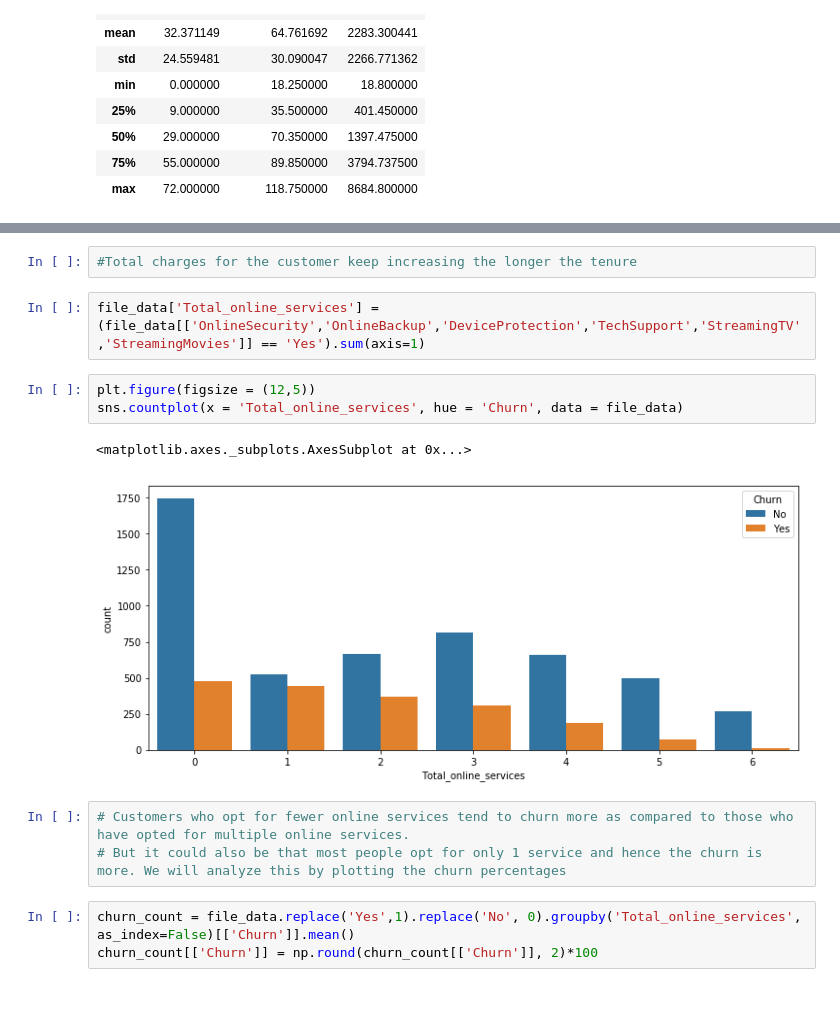
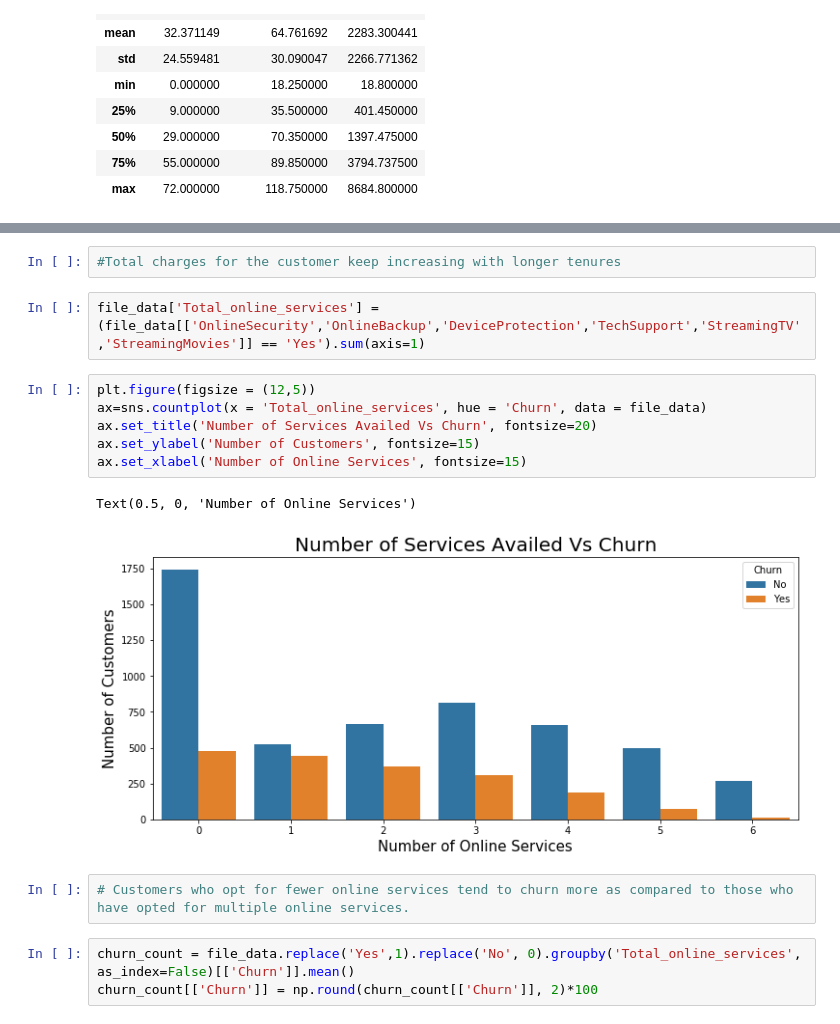
Before and after one commit to enriqueferrao/Telco_Customer_Churn, a Jupyter notebook: Telco_Customer_Churn.ipynb, the cells around one changed output, grey strips where cells are left out. Cells and saved outputs as stored; diff of their text form; blank space fills up the shorter version.

Commit message:
new file:   EDA_Final_Summary.md 	modified:   Telco_Customer_Churn.ipynb

```diff
--- a/Telco_Customer_Churn.ipynb
+++ b/Telco_Customer_Churn.ipynb
@@ -120,16 +135,18 @@ sns.regplot(x = 'tenure', y = 'TotalCharges', data = file_data)
 # %%
-#Total charges for the customer keep increasing the longer the tenure
+#Total charges for the customer keep increasing with longer tenures
 # %%
 file_data['Total_online_services'] = (file_data[['OnlineSecurity','OnlineBackup','DeviceProtection','TechSupport','StreamingTV','StreamingMovies']] == 'Yes').sum(axis=1)
 # %%
 plt.figure(figsize = (12,5))
-sns.countplot(x = 'Total_online_services', hue = 'Churn', data = file_data)
+ax=sns.countplot(x = 'Total_online_services', hue = 'Churn', data = file_data)
+ax.set_title('Number of Services Availed Vs Churn', fontsize=20)
+ax.set_ylabel('Number of Customers', fontsize=15)
+ax.set_xlabel('Number of Online Services', fontsize=15)
 # %% [output]
-<matplotlib.axes._subplots.AxesSubplot at 0x...>
+Text(0.5, 0, 'Number of Online Services')
-[figure, old version]
+[figure, new version]
 # %%
 # Customers who opt for fewer online services tend to churn more as compared to those who have opted for multiple online services.
-# But it could also be that most people opt for only 1 service and hence the churn is more. We will analyze this by plotting the churn percentages
 # %%
 churn_count = file_data.replace('Yes',1).replace('No', 0).groupby('Total_online_services', as_index=False)[['Churn']].mean()
 churn_count[['Churn']] = np.round(churn_count[['Churn']], 2)*100
```
Also changed, not shown: parts of 13 cells of this notebook, 1 other file.
